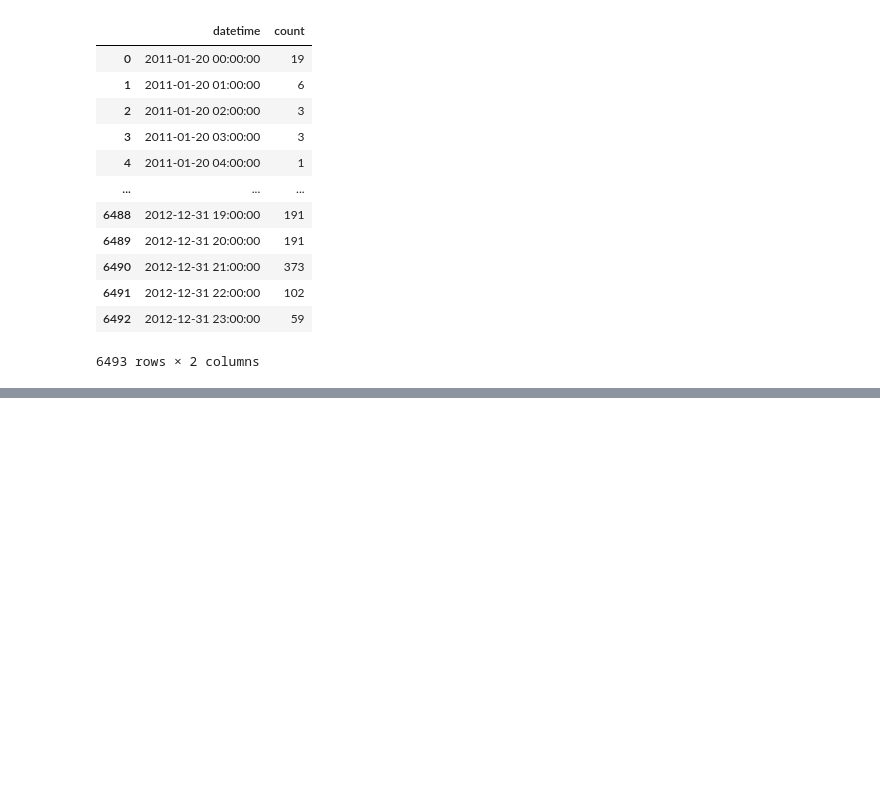
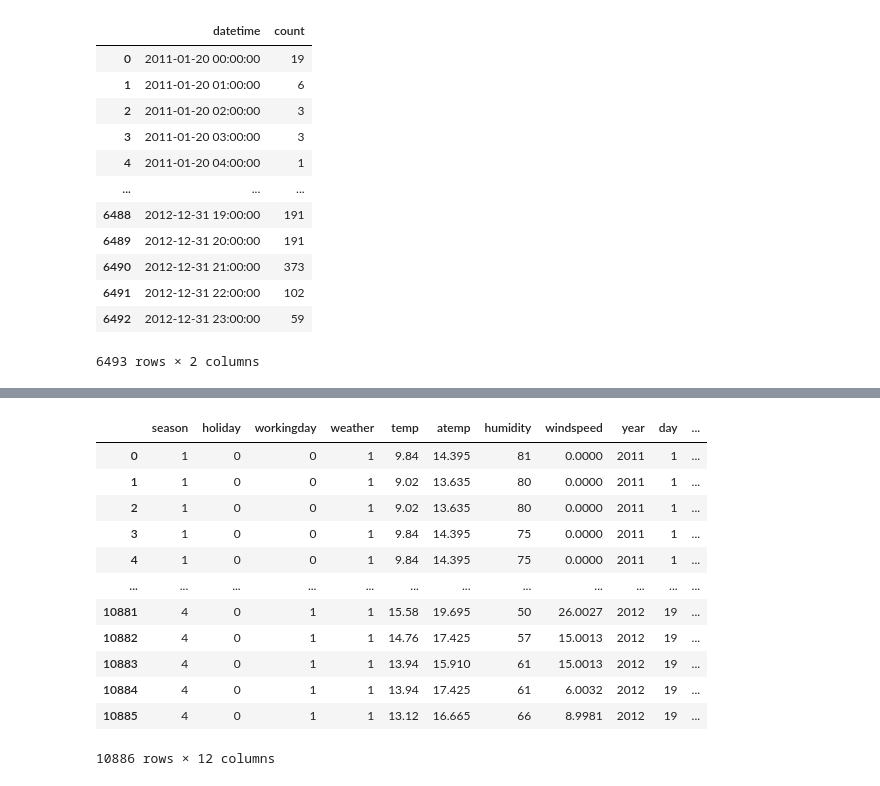
Before and after one commit to Scarch/ProjectE8, a Jupyter notebook: kaggle_model.ipynb, the cells around one changed output, grey strips where cells are left out. Cells and saved outputs as stored; diff of their text form; code cells hidden in the pictures; blank space fills up the shorter version.

```diff
--- a/kaggle_model.ipynb
+++ b/kaggle_model.ipynb
@@ -201,0 +454,22 @@ df.to_csv("submission.csv", index=False)
+# %%
+param_grid = {
+    'learning_rate': [0.01, 0.05, 0.1, 0.2, 0.3],          # Common learning rates
+    'n_estimators': [100, 200, 500],                  # Number of boosting rounds
+    'max_depth': [3, 5, 6, 7, 10],                            # Depth of trees
+    'min_child_weight': [1, 5, 10],                    # Minimum weight of a child node
+    'subsample': [0.5, 0.6, 0.8, 1.0],                      # Subsample ratio of training data
+    'colsample_bytree': [0.5, 0.6, 0.8, 1.0],               # Subsample ratio of features
+    'gamma': [0, 0.1, 0.2],                            # Regularization parameter for gamma (controls tree complexity)
+    'alpha': [0, 0.1, 0.2],                            # L1 regularization term
+}
+# %%
+grid_search_xgb = GridSearchCV(
+    estimator=xgb_regressor,
+    param_grid=param_grid,
+    scoring=scorer,
+    cv=5,
+    verbose=2,
+    n_jobs=-1
+)
+# %%
+grid_search_xgb.fit(X_kaggle_training_data, Y_kaggle_training_data)
@@ -201,0 +537,18 @@ df.to_csv("submission.csv", index=False)
+# %%
+X_kaggle_modified_training_data = X_kaggle_training_data.drop("month", axis=1)
+# %%
+X_kaggle_modified_training_data
+# %% [output]
+|  | season | holiday | workingday | weather | temp | atemp | humidity | windspeed | year | day | ... |
+| 0 | 1 | 0 | 0 | 1 | 9.84 | 14.395 | 81 | 0.0000 | 2011 | 1 | ... |
+| 1 | 1 | 0 | 0 | 1 | 9.02 | 13.635 | 80 | 0.0000 | 2011 | 1 | ... |
+| 2 | 1 | 0 | 0 | 1 | 9.02 | 13.635 | 80 | 0.0000 | 2011 | 1 | ... |
+| 3 | 1 | 0 | 0 | 1 | 9.84 | 14.395 | 75 | 0.0000 | 2011 | 1 | ... |
+| 4 | 1 | 0 | 0 | 1 | 9.84 | 14.395 | 75 | 0.0000 | 2011 | 1 | ... |
+| ... | ... | ... | ... | ... | ... | ... | ... | ... | ... | ... | ... |
+| 10881 | 4 | 0 | 1 | 1 | 15.58 | 19.695 | 50 | 26.0027 | 2012 | 19 | ... |
+| 10882 | 4 | 0 | 1 | 1 | 14.76 | 17.425 | 57 | 15.0013 | 2012 | 19 | ... |
+| 10883 | 4 | 0 | 1 | 1 | 13.94 | 15.910 | 61 | 15.0013 | 2012 | 19 | ... |
+| 10884 | 4 | 0 | 1 | 1 | 13.94 | 17.425 | 61 | 6.0032 | 2012 | 19 | ... |
+| 10885 | 4 | 0 | 1 | 1 | 13.12 | 16.665 | 66 | 8.9981 | 2012 | 19 | ... |
+10886 rows × 12 columns
```
Also changed, not shown: parts of 146 cells of this notebook, 3 other files.
